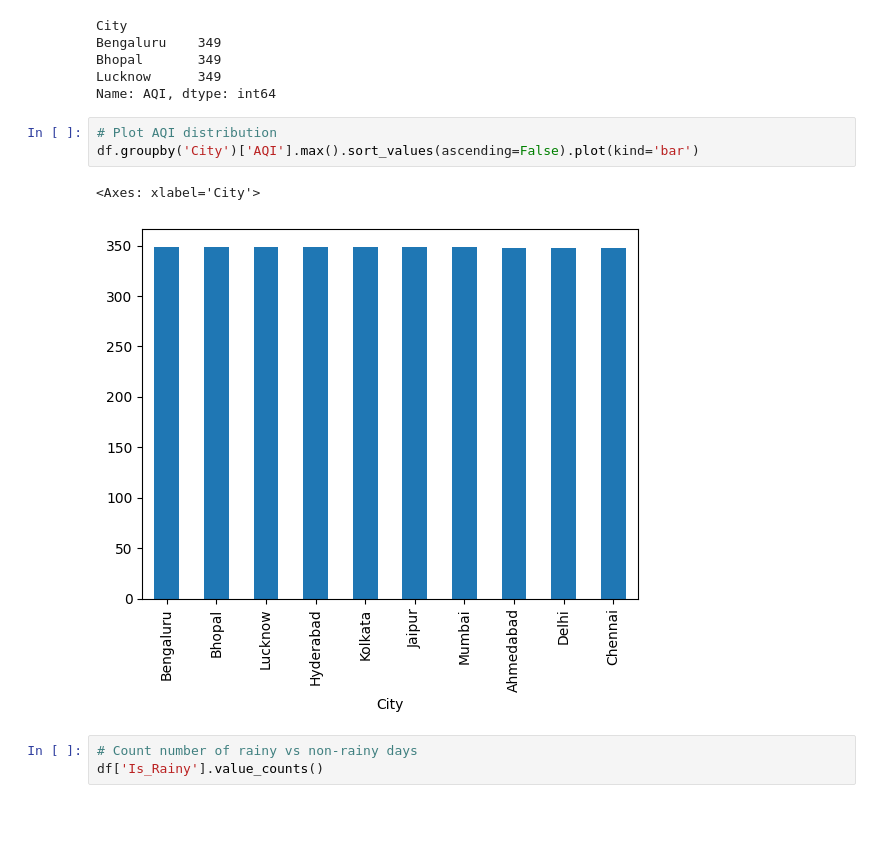
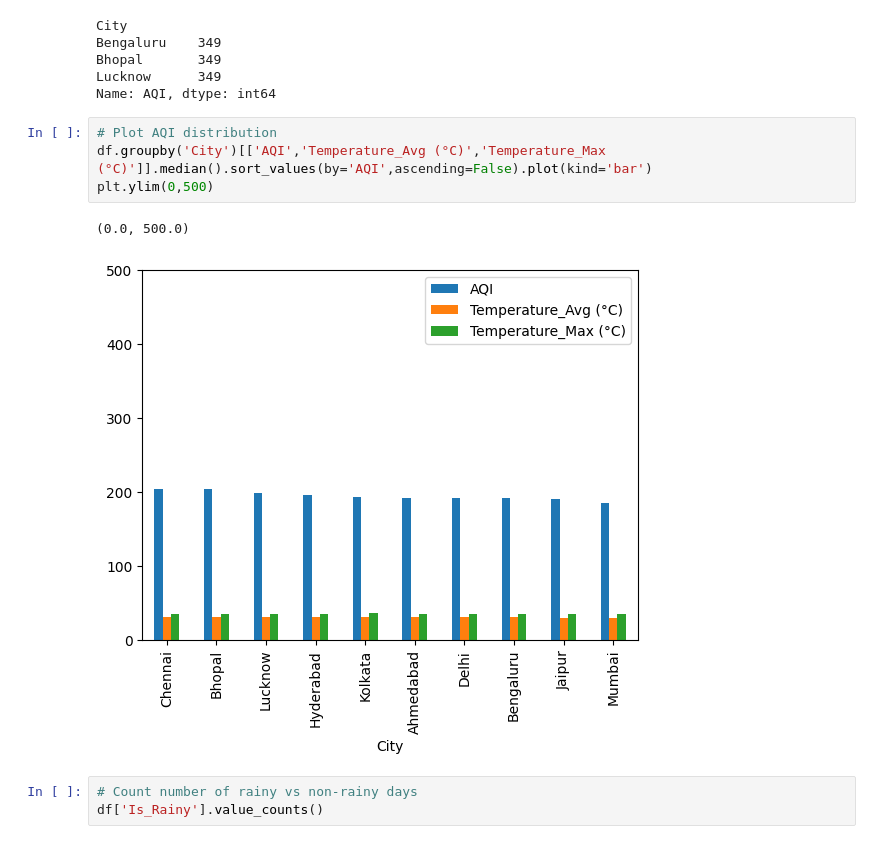
Before and after one commit to Hafizmuhammedk/data-science-essentials, a Jupyter notebook: practice/climate_dataset.ipynb, the cells around one changed output. Saved outputs shown, nothing was run; the diff lists cells and outputs as text; blank space fills up the shorter version.

```diff
--- a/practice/climate_dataset.ipynb
+++ b/practice/climate_dataset.ipynb
@@ -766,10 +770,11 @@ Lucknow      349
 Name: AQI, dtype: int64
 # %%
 # Plot AQI distribution
-df.groupby('City')['AQI'].max().sort_values(ascending=False).plot(kind='bar')
+df.groupby('City')[['AQI','Temperature_Avg (°C)','Temperature_Max (°C)']].median().sort_values(by='AQI',ascending=False).plot(kind='bar')
+plt.ylim(0,500)
 # %% [output]
-<Axes: xlabel='City'>
+(0.0, 500.0)
-[figure, old version]
+[figure, new version]
 # %%
 # Count number of rainy vs non-rainy days
 df['Is_Rainy'].value_counts()
```
Also changed, not shown: parts of 2 cells of this notebook.
